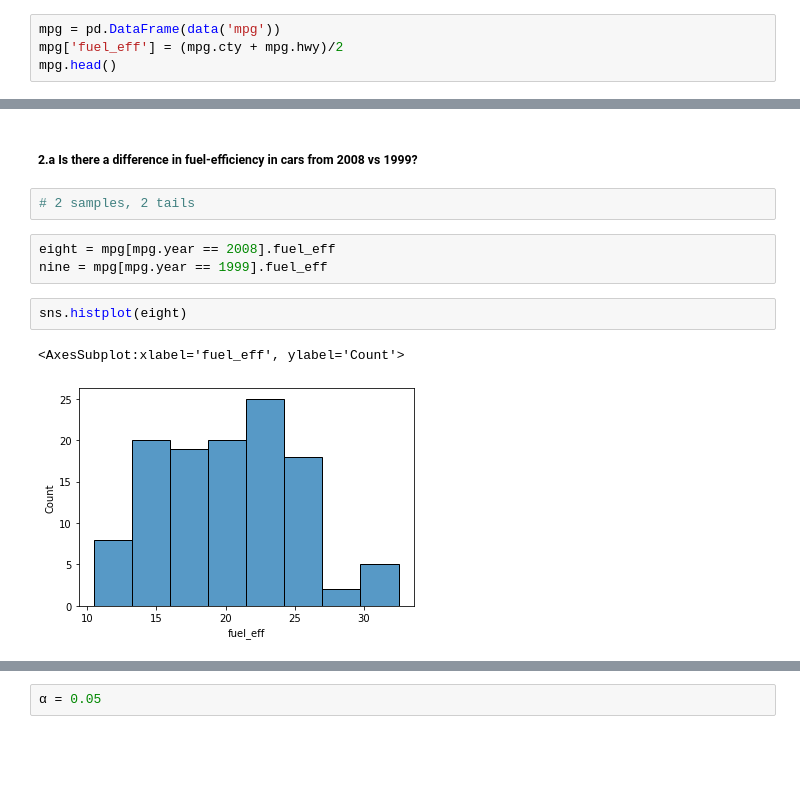
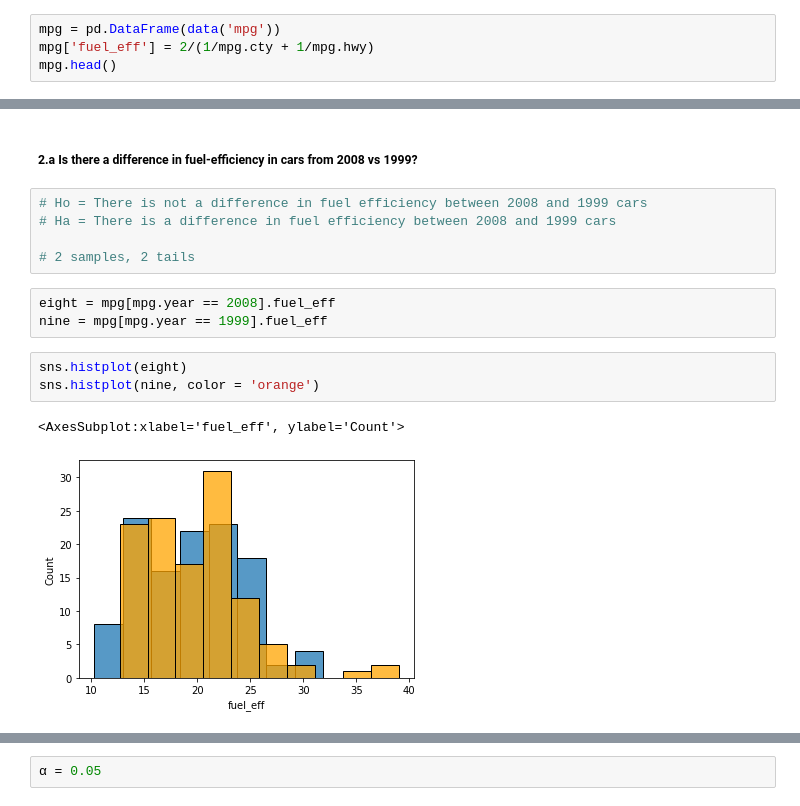
Before and after one commit to morgancross2/statistics-exercises, a Jupyter notebook: hypothesis_testing.ipynb, the cells around one changed output, grey strips where cells are left out. Saved outputs shown, nothing was run; the diff lists cells and outputs as text; blank space fills up the shorter version.

```diff
--- a/hypothesis_testing.ipynb
+++ b/hypothesis_testing.ipynb
@@ -96,7 +108,7 @@ True
 #### 2. Load the mpg dataset and use it to answer the following questions:
 # %%
 mpg = pd.DataFrame(data('mpg'))
-mpg['fuel_eff'] = (mpg.cty + mpg.hwy)/2
+mpg['fuel_eff'] = 2/(1/mpg.cty + 1/mpg.hwy)
 mpg.head()
 # %% [output]
 |  | manufacturer | model | displ | year | cyl | trans | drv | cty | hwy | fl | ... |
@@ -108,12 +120,16 @@ mpg.head()
 # %% [markdown]
 ##### 2.a Is there a difference in fuel-efficiency in cars from 2008 vs 1999?
 # %%
+# Ho = There is not a difference in fuel efficiency between 2008 and 1999 cars
+# Ha = There is a difference in fuel efficiency between 2008 and 1999 cars
+
 # 2 samples, 2 tails
 # %%
 eight = mpg[mpg.year == 2008].fuel_eff
 nine = mpg[mpg.year == 1999].fuel_eff
 # %%
 sns.histplot(eight)
+sns.histplot(nine, color = 'orange')
 # %% [output]
 <AxesSubplot:xlabel='fuel_eff', ylabel='Count'>
-[figure, old version]
+[figure, new version]
```
Also changed, not shown: parts of 79 cells of this notebook.
